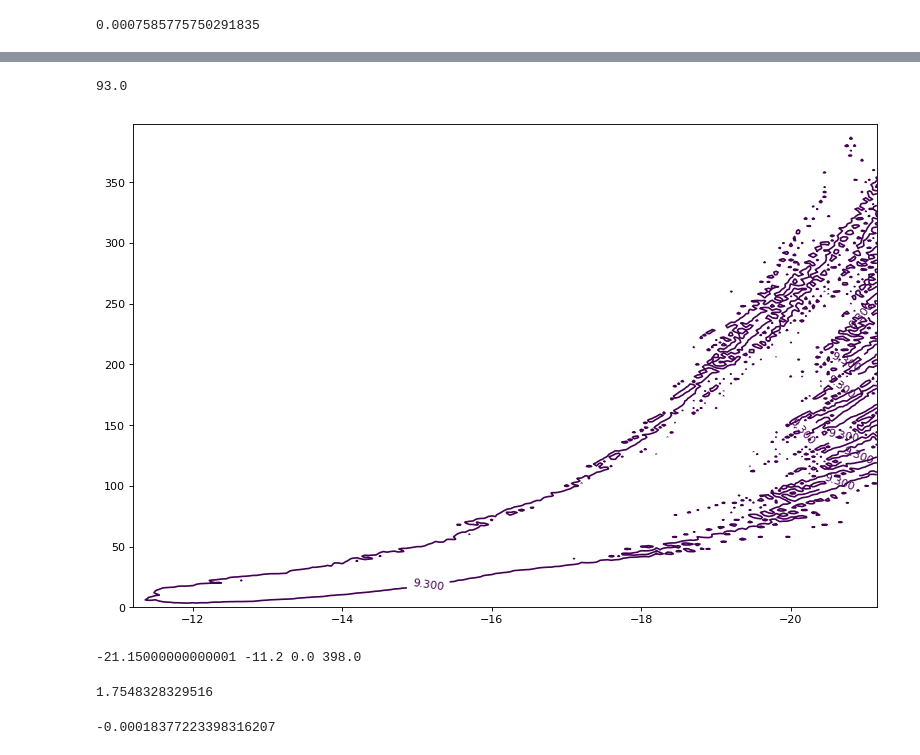
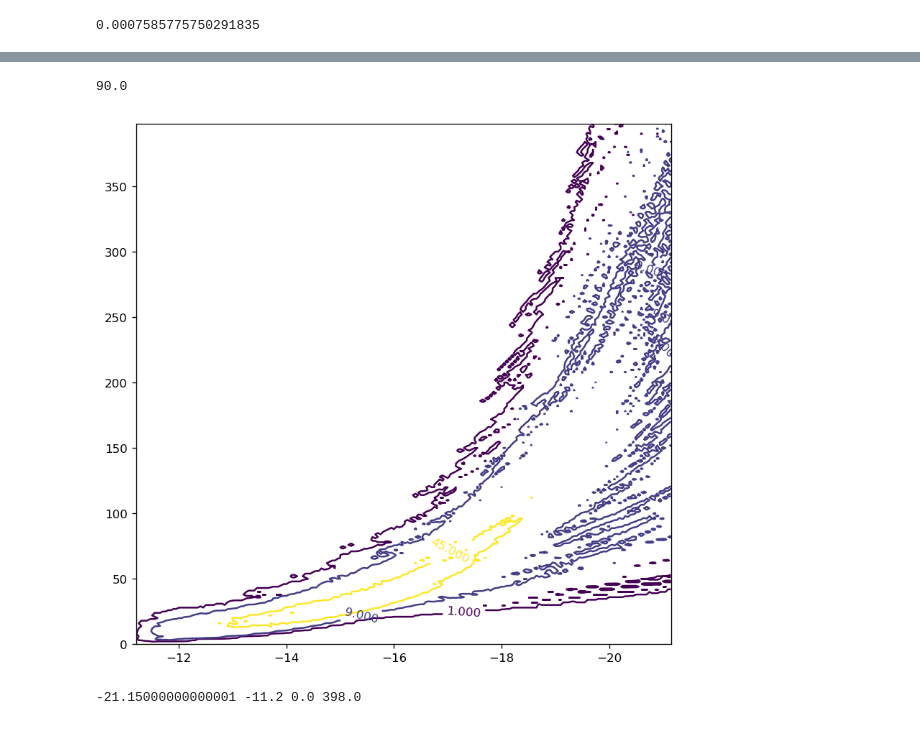
Before and after one commit to seib2/MgII, a Jupyter notebook: MgII_SB.ipynb, the cells around one changed output, grey strips where cells are left out. Drawn from its saved outputs; the diff is of its cells as text; code cells hidden in the pictures.

```diff
--- a/MgII_SB.ipynb
+++ b/MgII_SB.ipynb
@@ -324,22 +324,14 @@ plt.show()
 # %%
-fig=plt.figure(figsize=(12, 8), dpi= 80, facecolor='w', edgecolor='k')
+fig=plt.figure(figsize=(8, 8), dpi= 120, facecolor='w', edgecolor='k')
 ll = np.amax(density_matrix)
-CS = plt.contour(Mag, R_arr, density_matrix, [ll*0.1])
+CS = plt.contour(Mag, R_arr, density_matrix, [1.0,ll*0.1,ll*0.5])
 print(ll)
 plt.clabel(CS, inline=1, fontsize=10)
 plt.gca().invert_xaxis()
 plt.show()
 
 print(min(Mag), max(Mag), min(R_arr),max(R_arr))
 # %% [output]
-93.0
+90.0
-[figure, old version]
+[figure, new version]
 -21.15000000000001 -11.2 0.0 398.0
-# %%
-print((35.0*0.25/(7.5**2))*math.sqrt(0.7+(0.3*(7.5**3))))
-# %% [output]
-1.7548328329516
-# %%
-print(10**(-3.3-0.2)-0.00050)
-# %% [output]
--0.00018377223398316207
```
Also changed, not shown: parts of 3 cells of this notebook, 9 other files.
